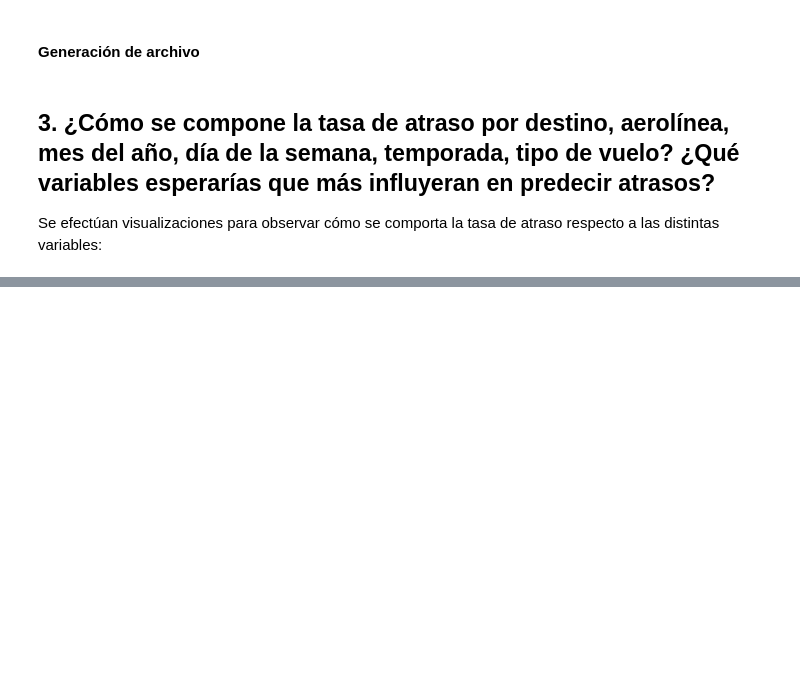
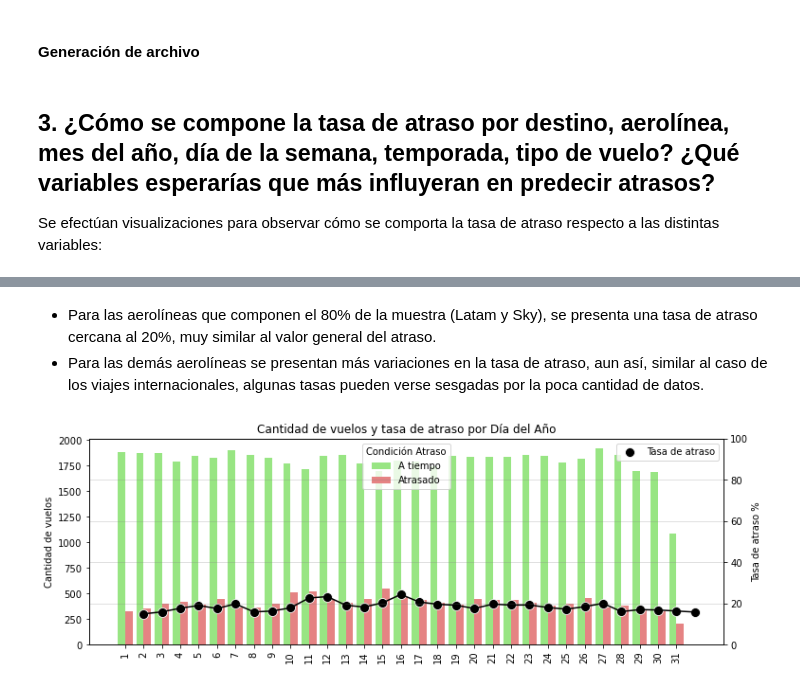
Before and after one commit to jesusfberrios/ds_challenge_latam, a Jupyter notebook: solution.ipynb, the cells around one changed output, grey strips where cells are left out. Saved outputs shown, nothing was run; the diff lists cells and outputs as text; code cells hidden in the pictures; blank space fills up the shorter version.

```diff
--- a/solution.ipynb
+++ b/solution.ipynb
@@ -389,0 +591,28 @@ Se efectúan visualizaciones para observar cómo se comporta la tasa de atraso r
+# %% [markdown]
+* Para las aerolíneas que componen el 80% de la muestra (Latam y Sky), se presenta una tasa de atraso cercana al 20%, muy similar al valor general del atraso.
+* Para las demás aerolíneas se presentan más variaciones en la tasa de atraso, aun así, similar al caso de los viajes internacionales, algunas tasas pueden verse sesgadas por la poca cantidad de datos.
+# %%
+fig, axes = plt.subplots(1,1,figsize=(12,4))
+
+ax = axes
+sns.countplot(data=df,x='DIA',hue='atraso_15',\
+                    #order=df.DIA.value_counts().index,
+                    ax=ax,palette=['#8FF573','#F57373'])
+legend_labels, _= ax.get_legend_handles_labels()
+ax.legend(legend_labels, ['A tiempo','Atrasado'], loc='upper center', title='Condición Atraso')
+ax.tick_params(axis='x', labelrotation = 90)
+
+ax2 = ax.twinx()
+ax2.set_ylim([0,100])
+y0= df[df.atraso_15==1].DIA.value_counts()/df.DIA.value_counts()*100
+#y0 = y0.reindex(df.DIA.value_counts().index)
+sns.scatterplot(x=y0.index,y=y0,ax=ax2,color='k',s=100,label='Tasa de atraso')
+sns.lineplot(x=y0.index,y=y0,ax=ax2,color='k')
+
+ax.set_title('Cantidad de vuelos y tasa de atraso por Día del Año')
+ax.set_ylabel('Cantidad de vuelos')
+ax2.set_ylabel('Tasa de atraso %')
+ax.set_xlabel('')
+ax2.grid(color='grey',linestyle='-',alpha=0.3)
+# %% [output]
+[figure, added]
```
Also changed, not shown: parts of 11 cells of this notebook, 2 other files.
